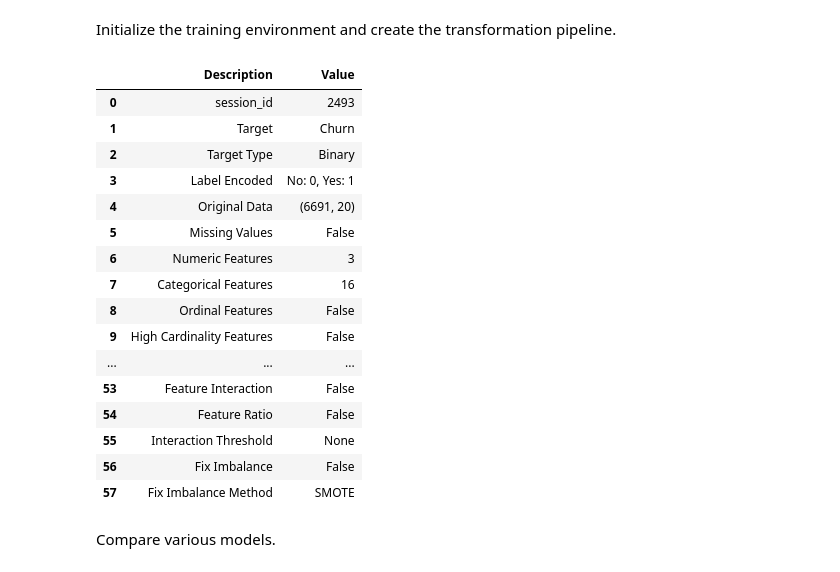
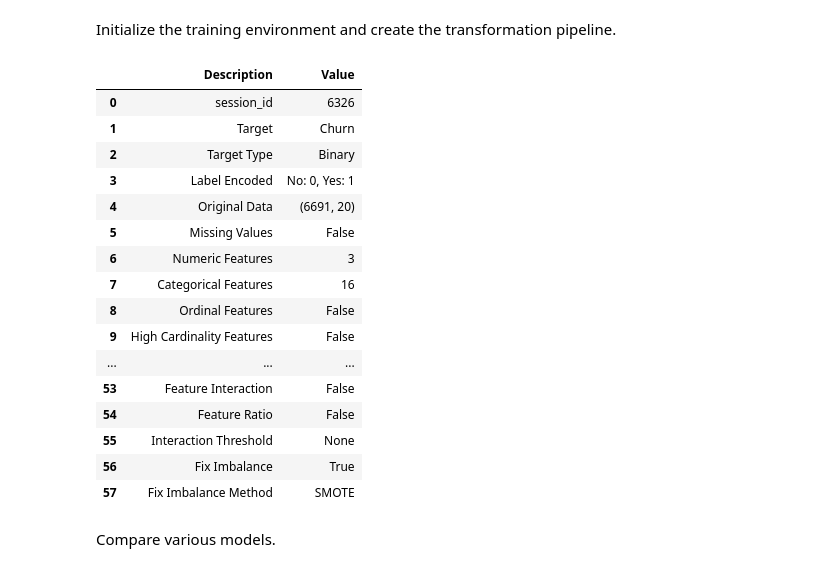
Before and after one commit to kubekmonika/customer-churn-analysis-telco-dataset, a Jupyter notebook: notebooks/model.ipynb, the cells around one changed output. Drawn from its saved outputs; the diff is of its cells as text; code cells hidden in the pictures.

Commit message:
acc 0.76 recall 0.78 prec 0.54 model: lr setup: - transformation - bin_numeric_features - normalize: minmax - fix_imbalance: true

```diff
--- a/notebooks/model.ipynb
+++ b/notebooks/model.ipynb
@@ -75,16 +75,17 @@ Initialize the training environment and create the transformation pipeline.
 # %%
 setup(
     data,
     target='Churn',
     silent=True,
     transformation=True,
     bin_numeric_features=['tenure'],
     normalize=True,
-    normalize_method='maxabs',
+    normalize_method='minmax',
+    fix_imbalance=True,
 );
 # %% [output]
 |  | Description | Value |
-| 0 | session_id | 2493 |
+| 0 | session_id | 6326 |
 | 1 | Target | Churn |
 | 2 | Target Type | Binary |
 | 3 | Label Encoded | No: 0, Yes: 1 |
@@ -98,7 +99,7 @@ setup(
 | 53 | Feature Interaction | False |
 | 54 | Feature Ratio | False |
 | 55 | Interaction Threshold | None |
-| 56 | Fix Imbalance | False |
+| 56 | Fix Imbalance | True |
 | 57 | Fix Imbalance Method | SMOTE |
 # %% [markdown]
 Compare various models.
```
Also changed, not shown: parts of 1 cell of this notebook.
